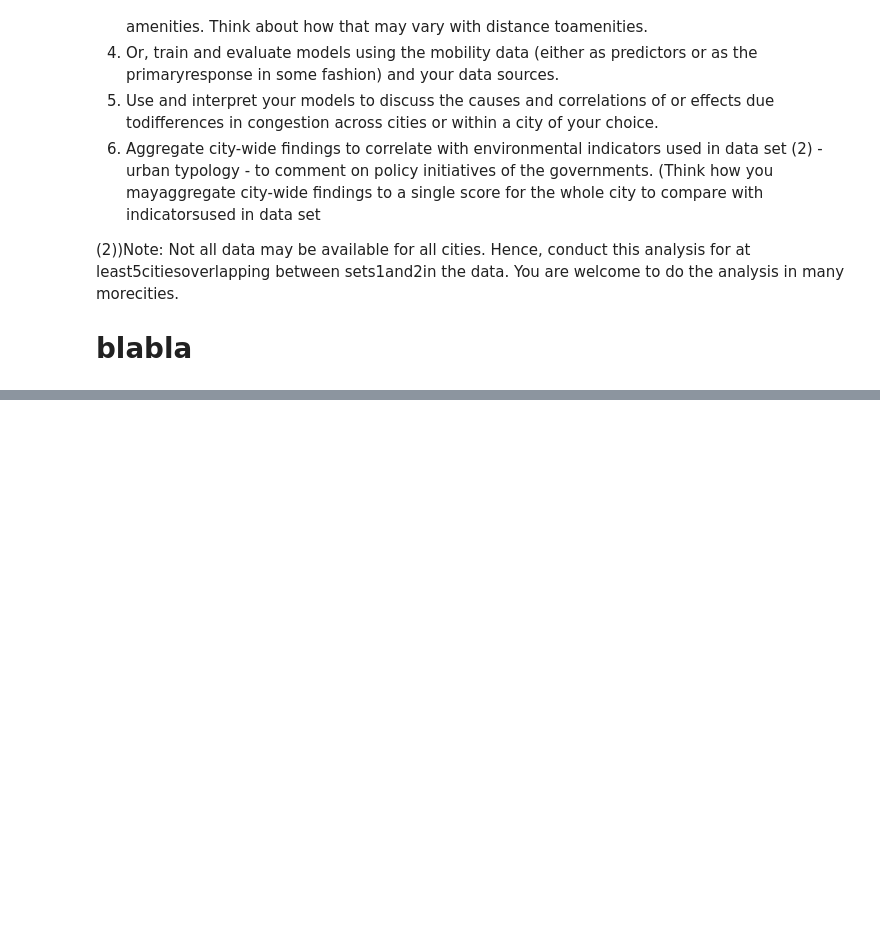
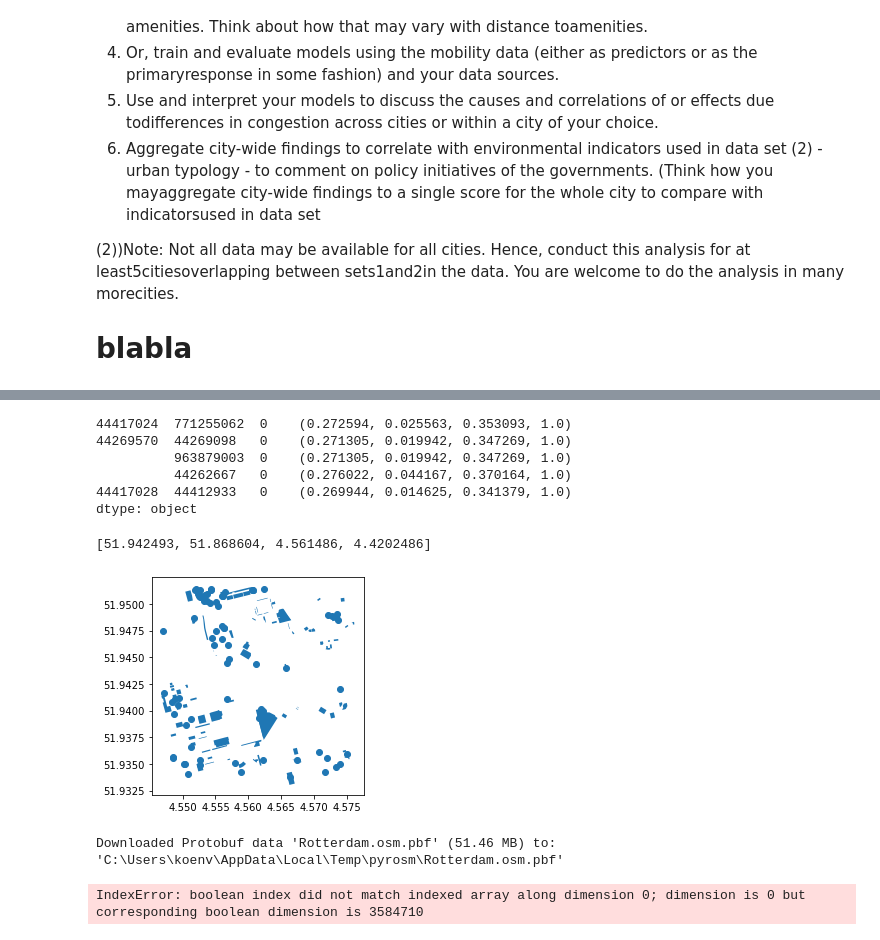
Before and after one commit to K4Ling/UrbanDataSc, a Jupyter notebook: Assignment.ipynb, the cells around one changed output, grey strips where cells are left out. Drawn from its saved outputs; the diff is of its cells as text; code cells hidden in the pictures; blank space fills up the shorter version.

```diff
--- a/Assignment.ipynb
+++ b/Assignment.ipynb
@@ -57,0 +195,58 @@ Cities
+# %%
+# way to add colors to edges
+x = [1 if x%2 == 0 else 0 for x in edge_attributes.index] # create some random atribute
+
+edge_attributes['X']=x # set att
+
+WithX = ox.graph_from_gdfs(node_data, edge_attributes, graph_attrs={'edge_attr':'X'}) # graph_attrs and edge works it is safed! and able to call back
+WithX.graph['crs'] = Rotterdam.graph['crs'] # need crs to plot
+ec = ox.plot.get_edge_colors_by_attr(WithX, attr='length', cmap='viridis') # set color scale by atribute (now length could be any other variable)
+
+G1 = ox.project_graph(WithX)
+fig, ax = ox.plot_graph(G1, node_size=1, edge_color=ec) # edgecolor is stored in ec
+
+ec.head()
+# %% [output]
+44417024  771255062  0    (0.272594, 0.025563, 0.353093, 1.0)
+44269570  44269098   0    (0.271305, 0.019942, 0.347269, 1.0)
+          963879003  0    (0.271305, 0.019942, 0.347269, 1.0)
+          44262667   0    (0.276022, 0.044167, 0.370164, 1.0)
+44417028  44412933   0    (0.269944, 0.014625, 0.341379, 1.0)
+dtype: object
+# %%
+# try box of rotterdam
+maxlonglt = UTD19Cities.loc[UTD19Cities.citycode == 'rotterdam', ['long', 'lat']].max() # maxlonglat[0] = long, 1 lat
+minlonglt = UTD19Cities.loc[UTD19Cities.citycode == 'rotterdam', ['long', 'lat']].min() #
+north = maxlonglt[1]
+south = minlonglt[1]
+east = maxlonglt[0]
+west = minlonglt[0]
+
+#print (west)
+bbox = [north, south, east, west]
+
+
+#idk = ox.pois.pois_from_point(bbox, tags = {'amenity':True})
+
+idk.plot()
+#ox.pois_from_polygon?
+#fp = py.get_data("Rotterdam", update=True)
+#osm = py.OSM(fp)
+#bounding_box = osm.get_boundaries(name="Rotterdam")
+
+bbox
+# %% [output]
+[51.942493, 51.868604, 4.561486, 4.4202486]
+[figure, added]
+# %%
+fp = py.get_data("Rotterdam", update=True)
+# bbox format (minx, miny, maxx, maxy)
+# min x = west, min y = south, max x =east , max y = north
+bbox = [west, south, east, north]
+osm = py.OSM(fp, bounding_box = bbox)
+
+netwrk = osm.get_network('driving')
+# %% [output]
+Downloaded Protobuf data 'Rotterdam.osm.pbf' (51.46 MB) to:
+'C:\Users\koenv\AppData\Local\Temp\pyrosm\Rotterdam.osm.pbf'
+IndexError: boolean index did not match indexed array along dimension 0; dimension is 0 but corresponding boolean dimension is 3584710
```
Also changed, not shown: parts of 19 cells of this notebook, 1 other file.
